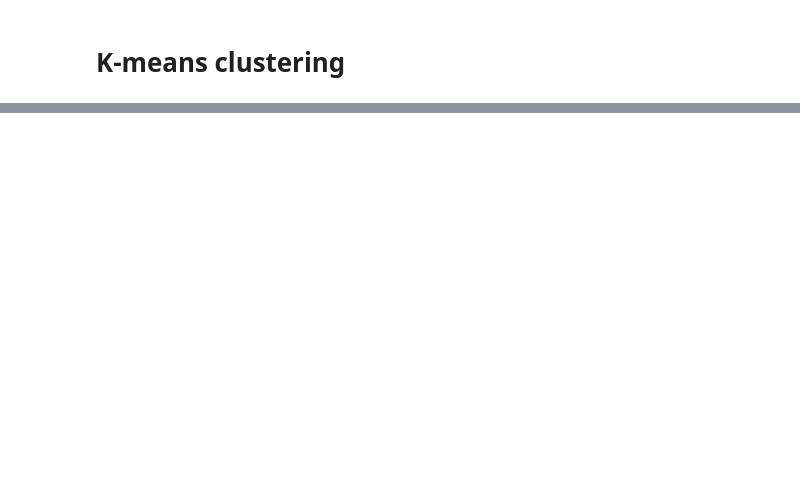
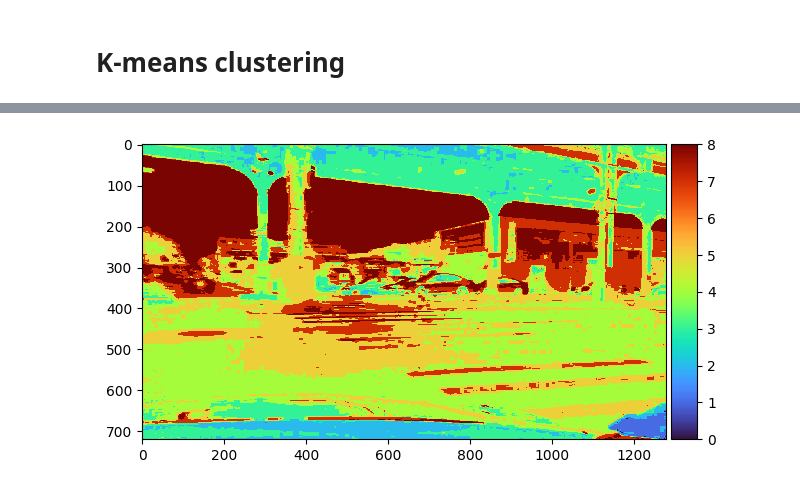
Before and after one commit to jtaylor-eng/full_frame_traffic_segmentation, a Jupyter notebook: k_means.ipynb, the cells around one changed output, grey strips where cells are left out. Cells and saved outputs as stored; diff of their text form; code cells hidden in the pictures; blank space fills up the shorter version.

```diff
--- a/k_means.ipynb
+++ b/k_means.ipynb
@@ -99,0 +117,56 @@ segment_image_KMeans(image=sample_img)
+# %%
+import utils
+def segment_image_KMeans_vectorized(
+    image: np.ndarray,
+    k: int = 10,
+    max_iter: int = 50,
+    distance_fn: Literal['L2', 'L1', 'cos'] = 'L2',
+    restarts: int = 1, #TODO: can implement if cluster quality poor
+):
+    """Implementation to segment image with kmeans. centroids are initialized to k random data points.
+
+    image: image to cluster
+    k: number of clusters
+    max_iter: stop updating centroids once iterated this many times
+    restarts: number of times to run algorithm, choose best clustering
+    distance_fn: how to assign datapoint to centroid and verify quality of clusters
+    """
+    ROWS, COLS, CHANNELS = image.shape
+
+    assert distance_fn in ['L2', 'L1', 'cos'], 'invalid distance fn'
+    assert CHANNELS==3, 'color channels not equal to 3'
+
+    flattened_img = image.reshape(-1, 3)
+    num_pxs, _ = flattened_img.shape
+
+    centroid_start_indices = np.random.choice(num_pxs, size=k, replace=False)
+    centroids = flattened_img[centroid_start_indices].astype(float)
+
+    labels = np.zeros(num_pxs, dtype=int)
+    for i in tqdm(range(max_iter)):
+        old_labels = labels.copy()
+        #assignment step (vectorized):
+        px = flattened_img[:, None, :]
+        cn = centroids[None, :, :]
+
+        dists = utils.compute_distance(px, cn, distance_fn)
+        labels = np.argmin(dists, axis=1)
+
+        #update step:
+        for cluster in range(k):
+            mask = (labels==cluster)
+            if np.any(mask):
+                centroids[cluster] = px[mask].mean(axis=0)
+            else:
+                random_idx = np.random.randint(0, num_pxs)
+                centroids[cluster] = flattened_img[random_idx].astype(float)
+
+        if np.allclose(old_labels, labels): break #k_means finished
+
+    return labels.reshape(ROWS, COLS)
+
+res = segment_image_KMeans_vectorized(image=sample_img, max_iter=50)
+
+io.imshow(res, cmap='turbo') ; plt.show()
+# %% [output]
+[figure, added]
```
Also changed, not shown: parts of 9 cells of this notebook, 5 other files.
